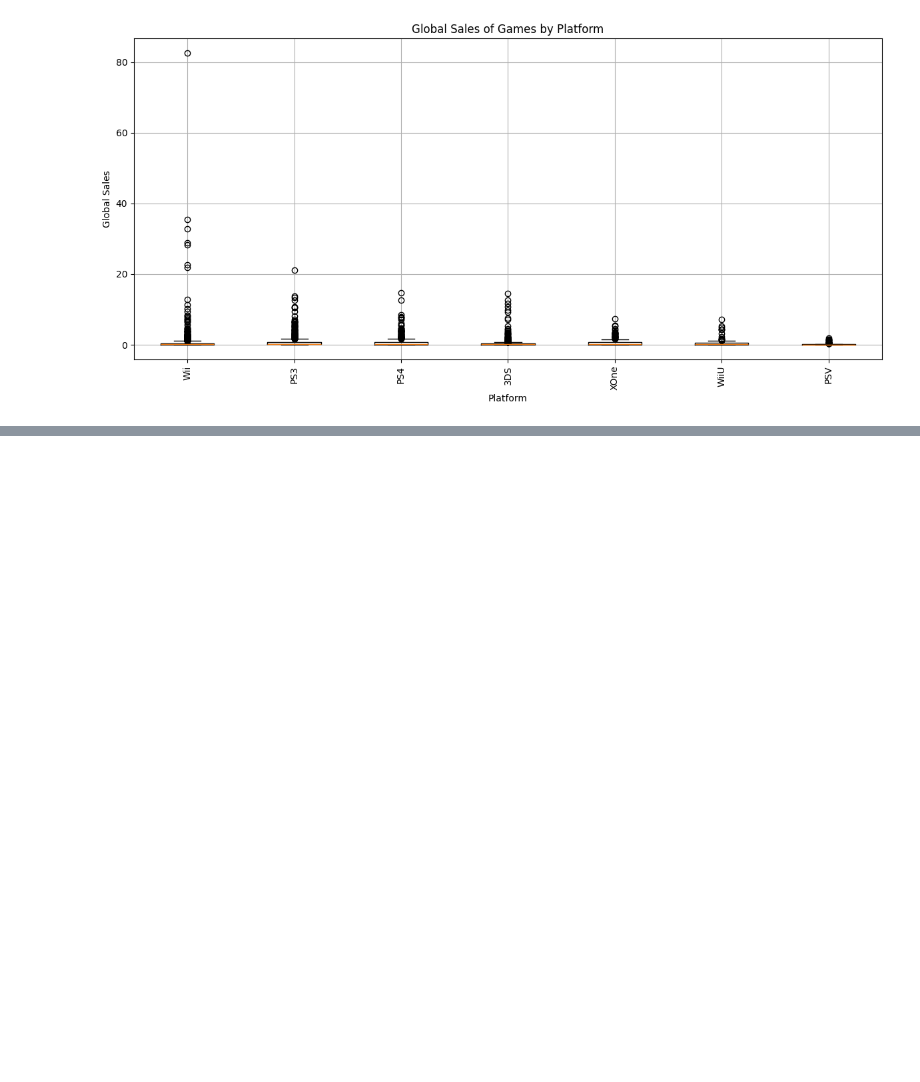
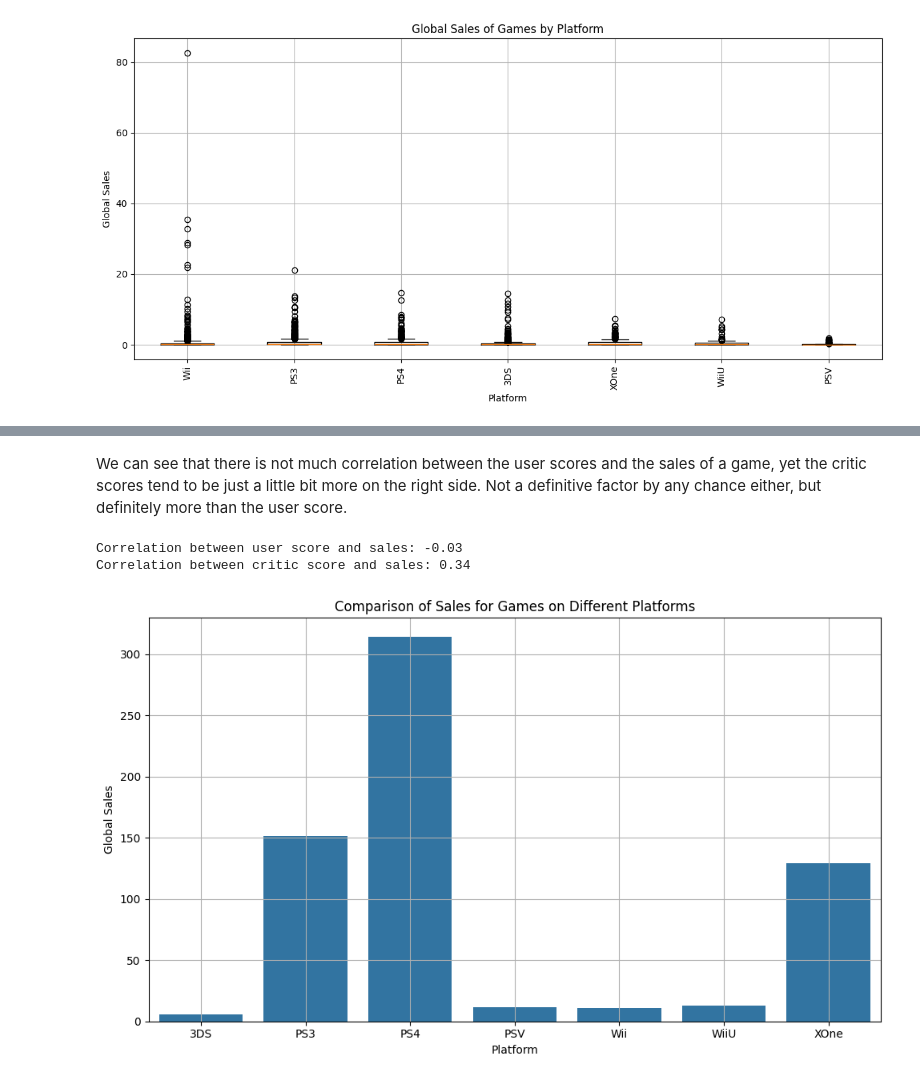
Before and after one commit to TirsoPaneque/integrated_project, a Jupyter notebook: notebooks/EDA.ipynb, the cells around one changed output, grey strips where cells are left out. Cells and saved outputs as stored; diff of their text form; code cells hidden in the pictures; blank space fills up the shorter version.

```diff
--- a/notebooks/EDA.ipynb
+++ b/notebooks/EDA.ipynb
@@ -576,0 +596,24 @@ plt.show()
+# %% [markdown]
+We can see that there is not much correlation between the user scores and the sales of a game, yet the critic scores tend to be just a little bit more on the right side. Not a definitive factor by any chance either, but definitely more than the user score.
+# %%
+correlation_user_sales = rating_sales['user_score'].corr(rating_sales['total_sales'])
+correlation_critic_sales = rating_sales['critic_score'].corr(rating_sales['total_sales'])
+
+print(f"Correlation between user score and sales: {correlation_user_sales:.2f}")
+print(f"Correlation between critic score and sales: {correlation_critic_sales:.2f}")
+# %% [output]
+Correlation between user score and sales: -0.03
+Correlation between critic score and sales: 0.34
+# %%
+ps4_games = df_filtered[df_filtered['platform'] == 'PS4'][['name', 'total_sales']]
+same_games = df_filtered[df_filtered['name'].isin(ps4_games['name'])]
+plt.figure(figsize=(10, 6))
+sns.barplot(x='platform', y='total_sales', data=same_games.groupby('platform')['total_sales'].sum().reset_index())
+plt.title('Comparison of Sales for Games on Different Platforms')
+plt.xlabel('Platform')
+plt.ylabel('Global Sales')
+plt.grid(True)
+plt.tight_layout()
+plt.show()
+# %% [output]
+[figure, added]
```
Also changed, not shown: parts of 21 cells of this notebook.
